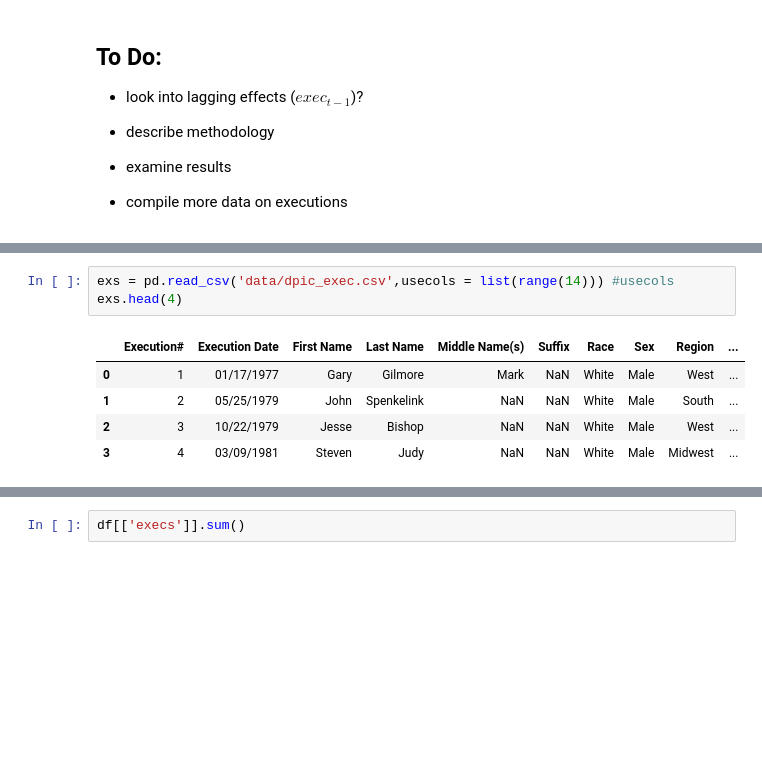
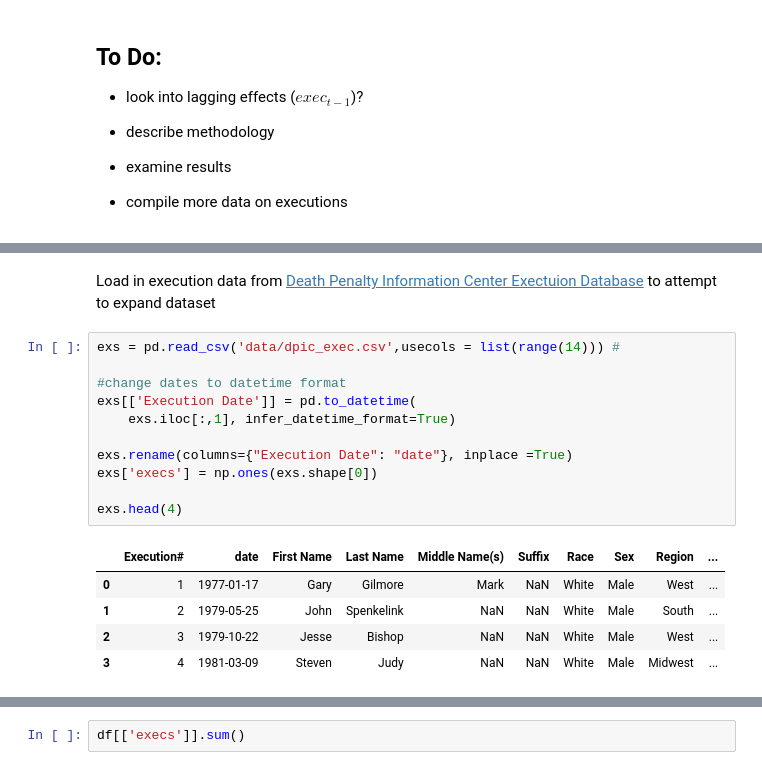
Before and after one commit to isaac-n-friends/499_final, a Jupyter notebook: Project.ipynb, the cells around one changed output, grey strips where cells are left out. Cells and saved outputs as stored; diff of their text form; blank space fills up the shorter version.

```diff
--- a/Project.ipynb
+++ b/Project.ipynb
@@ -27,9 +27,19 @@ IPyStata is loaded in batch mode.
+# %% [markdown]
+Load in execution data from [Death Penalty Information Center Exectuion Database](https://docs.google.com/spreadsheets/d/e/2PACX-1vQDMoiJXVldahXzL4S037MGb7DgZMfeqfrR-zYtDJ_U-Sd6FS35W7WU_6N8pXBOm9NOBGIM8BEui37x/pub?gid=0&single=true&output=csv) to attempt to expand dataset
 # %%
-exs = pd.read_csv('data/dpic_exec.csv',usecols = list(range(14))) #usecols
+exs = pd.read_csv('data/dpic_exec.csv',usecols = list(range(14))) #
+
+#change dates to datetime format
+exs[['Execution Date']] = pd.to_datetime(
+    exs.iloc[:,1], infer_datetime_format=True)
+
+exs.rename(columns={"Execution Date": "date"}, inplace =True)
+exs['execs'] = np.ones(exs.shape[0])
+
 exs.head(4)
 # %% [output]
-|  | Execution# | Execution Date | First Name | Last Name | Middle Name(s) | Suffix | Race | Sex | Region | ... |
-| 0 | 1 | 01/17/1977 | Gary | Gilmore | Mark | NaN | White | Male | West | ... |
-| 1 | 2 | 05/25/1979 | John | Spenkelink | NaN | NaN | White | Male | South | ... |
-| 2 | 3 | 10/22/1979 | Jesse | Bishop | NaN | NaN | White | Male | West | ... |
-| 3 | 4 | 03/09/1981 | Steven | Judy | NaN | NaN | White | Male | Midwest | ... |
+|  | Execution# | date | First Name | Last Name | Middle Name(s) | Suffix | Race | Sex | Region | ... |
+| 0 | 1 | 1977-01-17 | Gary | Gilmore | Mark | NaN | White | Male | West | ... |
+| 1 | 2 | 1979-05-25 | John | Spenkelink | NaN | NaN | White | Male | South | ... |
+| 2 | 3 | 1979-10-22 | Jesse | Bishop | NaN | NaN | White | Male | West | ... |
+| 3 | 4 | 1981-03-09 | Steven | Judy | NaN | NaN | White | Male | Midwest | ... |
```
Also changed, not shown: parts of 3 cells of this notebook.
